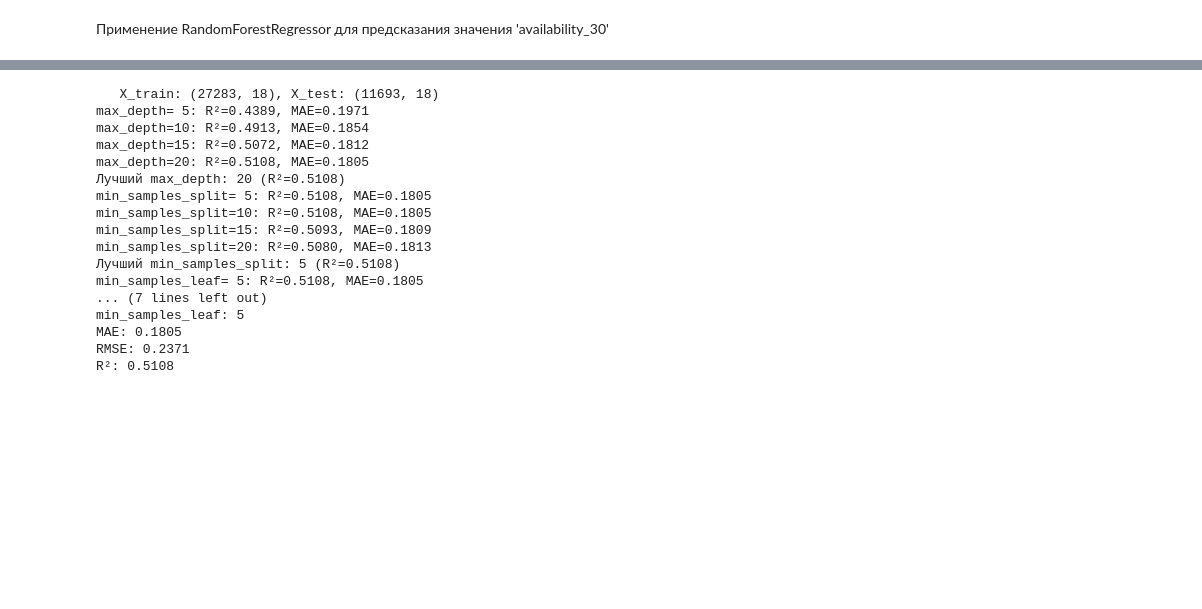
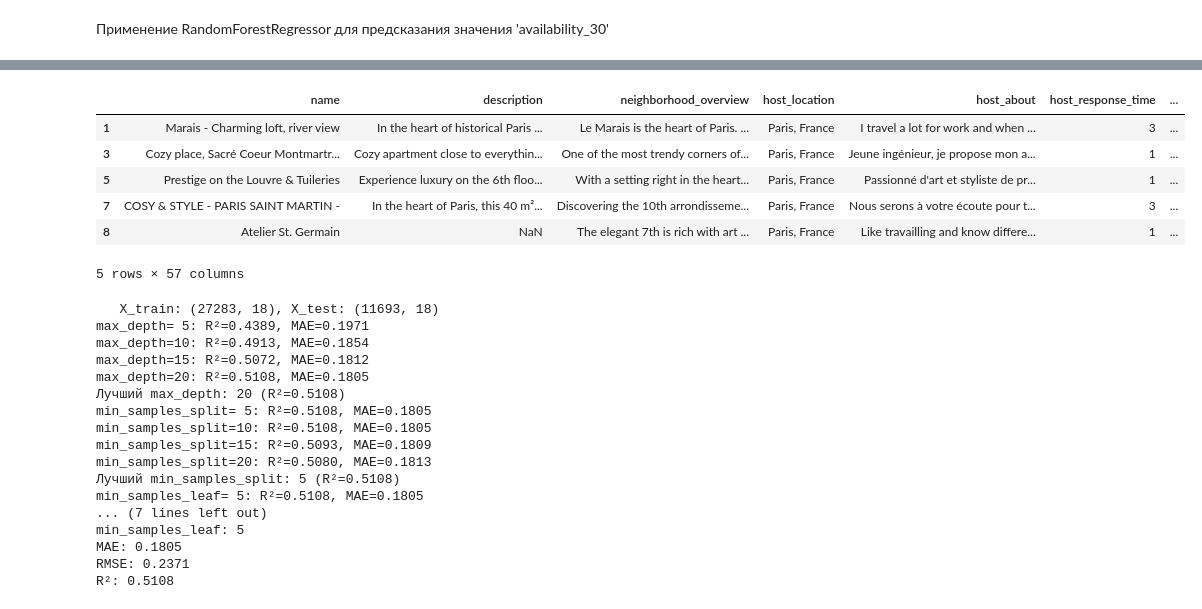
Before and after one commit to alrvtrv/airbnb_listing, a Jupyter notebook: Regression2_Ветров_Алексей.ipynb, the cells around one changed output, grey strips where cells are left out. Drawn from its saved outputs; the diff is of its cells as text; code cells hidden in the pictures; blank space fills up the shorter version.

```diff
--- a/Regression2_Ветров_Алексей.ipynb
+++ b/Regression2_Ветров_Алексей.ipynb
@@ -51,6 +51,17 @@ Channels: emscripten-forge-4x, conda-forge
 75%          0.766667
 max          1.000000
 Name: availability_30, dtype: float64
+# %%
+df = pd.read_pickle("data.pkl")
+df.head()
+# %% [output]
+|  | name | description | neighborhood_overview | host_location | host_about | host_response_time | ... |
+| 1 | Marais - Charming loft, river view | In the heart of historical Paris ... | Le Marais is the heart of Paris. ... | Paris, France | I travel a lot for work and when ... | 3 | ... |
+| 3 | Cozy place, Sacré Coeur Montmartr... | Cozy apartment close to everythin... | One of the most trendy corners of... | Paris, France | Jeune ingénieur, je propose mon a... | 1 | ... |
+| 5 | Prestige on the Louvre & Tuileries | Experience luxury on the 6th floo... | With a setting right in the heart... | Paris, France | Passionné d'art et styliste de pr... | 1 | ... |
+| 7 | COSY & STYLE - PARIS SAINT MARTIN - | In the heart of Paris, this 40 m²... | Discovering the 10th arrondisseme... | Paris, France | Nous serons à votre écoute pour t... | 3 | ... |
+| 8 | Atelier St. Germain | NaN | The elegant 7th is rich with art ... | Paris, France | Like travailling and know differe... | 1 | ... |
+5 rows × 57 columns
 # %%
 #Финальная модель
 df = pd.read_pickle('data.pkl')
```
Also changed, not shown: parts of 8 cells of this notebook.
